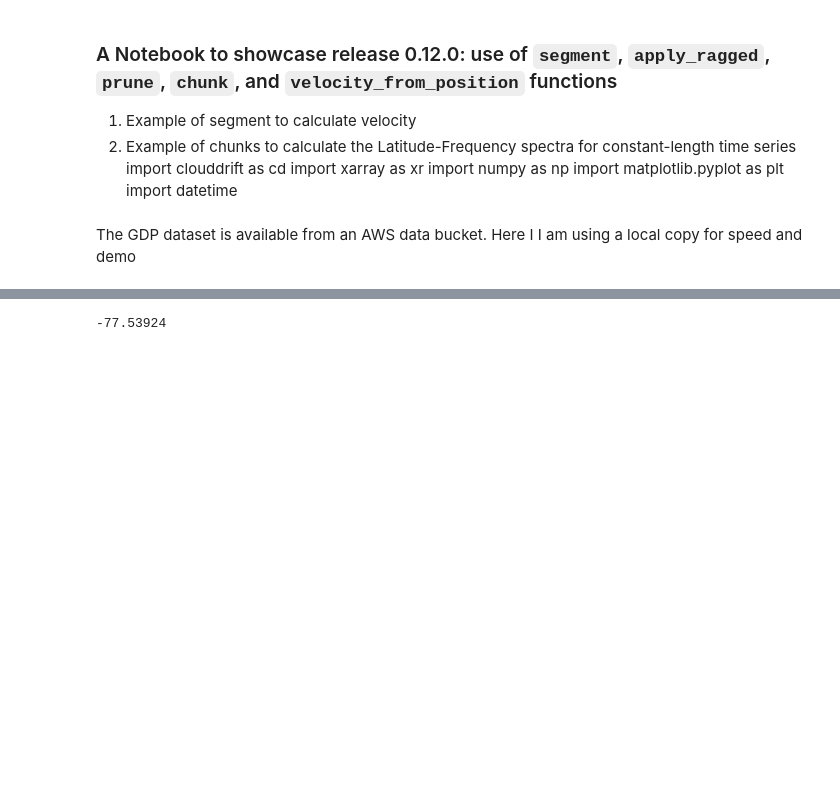
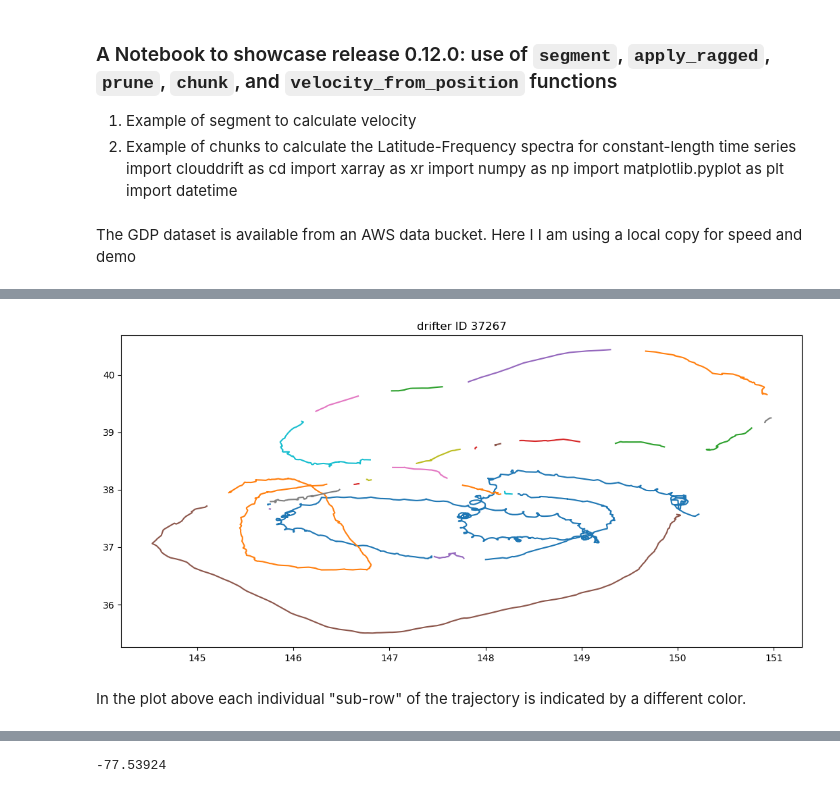
Before and after one commit to selipot/clouddrift-examples, a Jupyter notebook: notebooks/demo-comm-workshop-2023.ipynb, the cells around one changed output, grey strips where cells are left out. Saved outputs shown, nothing was run; the diff lists cells and outputs as text; code cells hidden in the pictures; blank space fills up the shorter version.

```diff
--- a/notebooks/demo-comm-workshop-2023.ipynb
+++ b/notebooks/demo-comm-workshop-2023.ipynb
@@ -258,0 +110,8 @@ display(np.sum(qd),np.sum(qu),len(sds60)-np.sum(qd)-np.sum(qu))
+# %%
+fig, ax = plt.subplots(nrows=1, ncols=1,figsize=(13, 6))
+apply_ragged(ax.plot,[ds.lon[row],ds.lat[row]],row1,marker='none',linestyle='-');
+ax.set_title(label='drifter ID '+str(ds.ID[j].values));
+# %% [output]
+[figure, added]
+# %% [markdown]
+In the plot above each individual "sub-row" of the trajectory is indicated by a different color.
```
Also changed, not shown: parts of 85 cells of this notebook.
